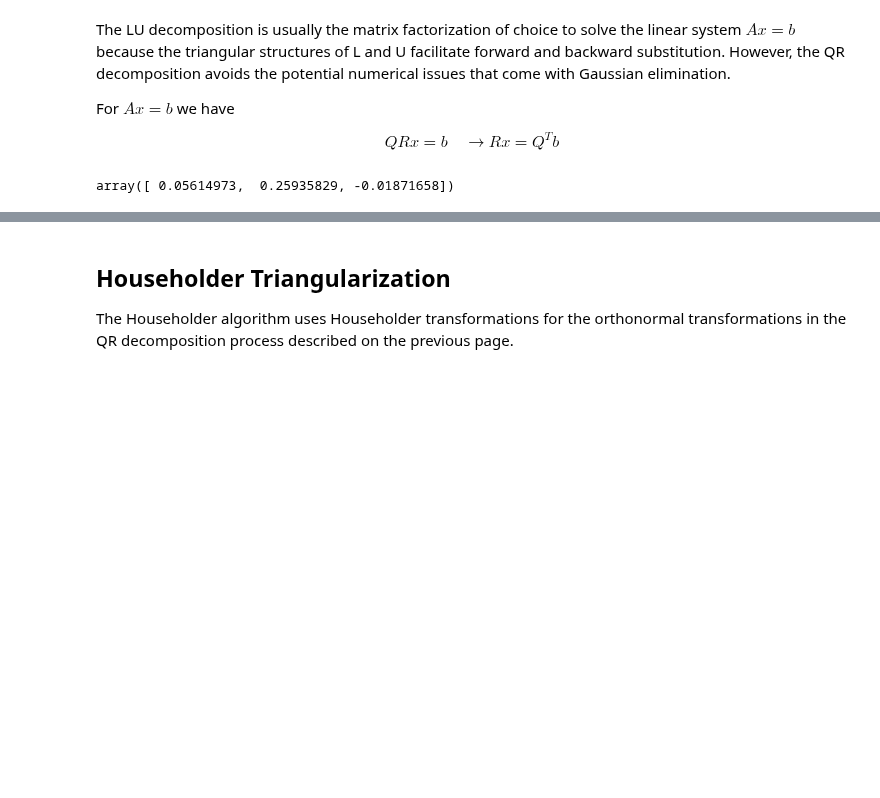
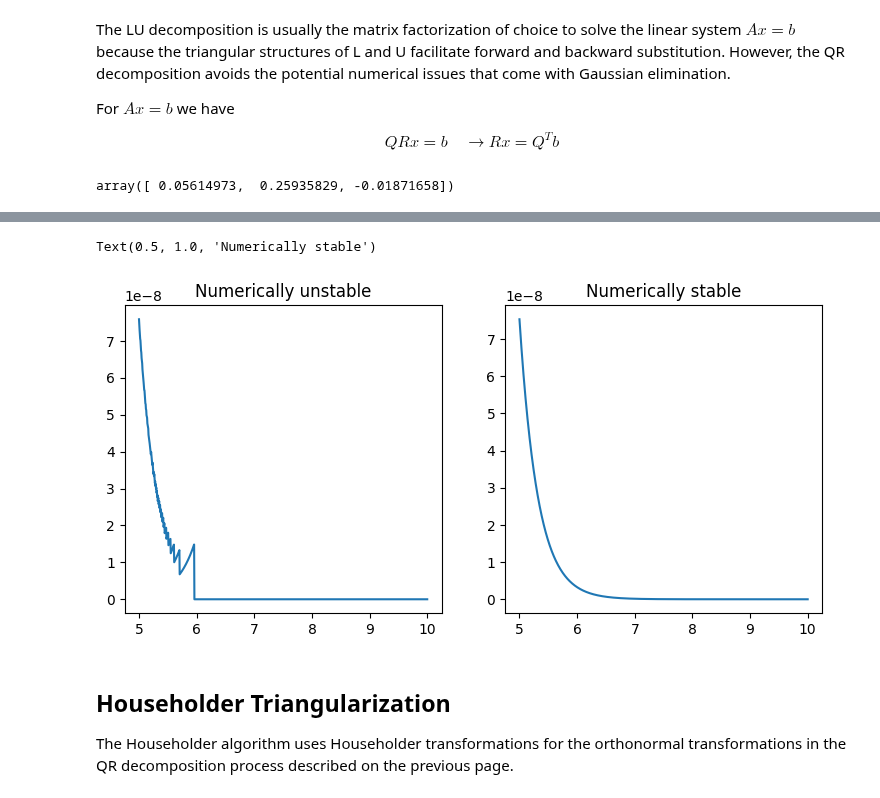
Before and after one commit to oceanumeric/Applied-Mathematics, a Jupyter notebook: volume1/The-QR-Decomposition.ipynb, the cells around one changed output, grey strips where cells are left out. Drawn from its saved outputs; the diff is of its cells as text; code cells hidden in the pictures; blank space fills up the shorter version.

```diff
--- a/volume1/The-QR-Decomposition.ipynb
+++ b/volume1/The-QR-Decomposition.ipynb
@@ -217,3 +296,13 @@ $$H_v = I - 2 \frac{v v^T}{v^T v}$$
+# %%
+fig, axes = plt.subplots(1, 2, figsize=(9, 4))
+xx = np.linspace(5, 10, 1000)
+axes[0].plot(xx, func(xx))
+axes[0].set_title("Numerically unstable")
+axes[1].plot(xx, func3(xx))
+axes[1].set_title("Numerically stable");
+# %% [output]
+Text(0.5, 1.0, 'Numerically stable')
+[figure, added]
 # %% [markdown]
 ## Householder Triangularization
 
```
Also changed, not shown: parts of 11 cells of this notebook, 1 other file.
